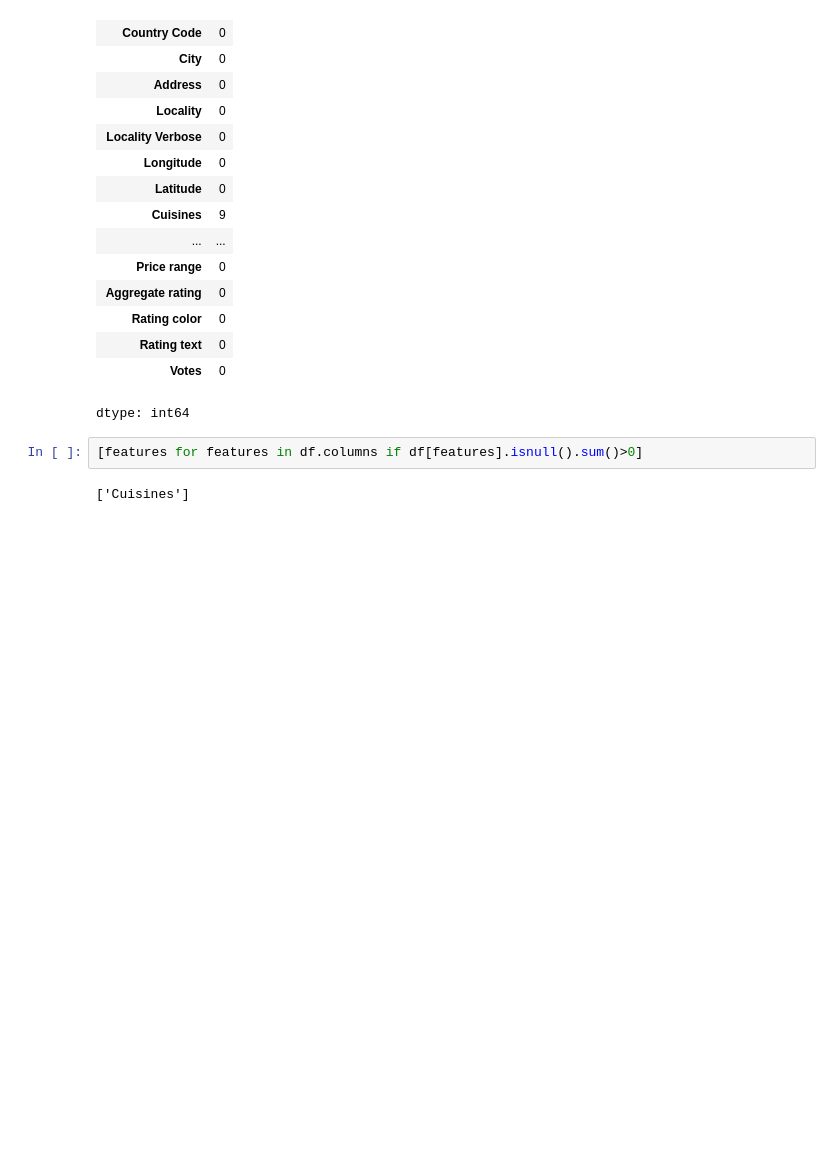
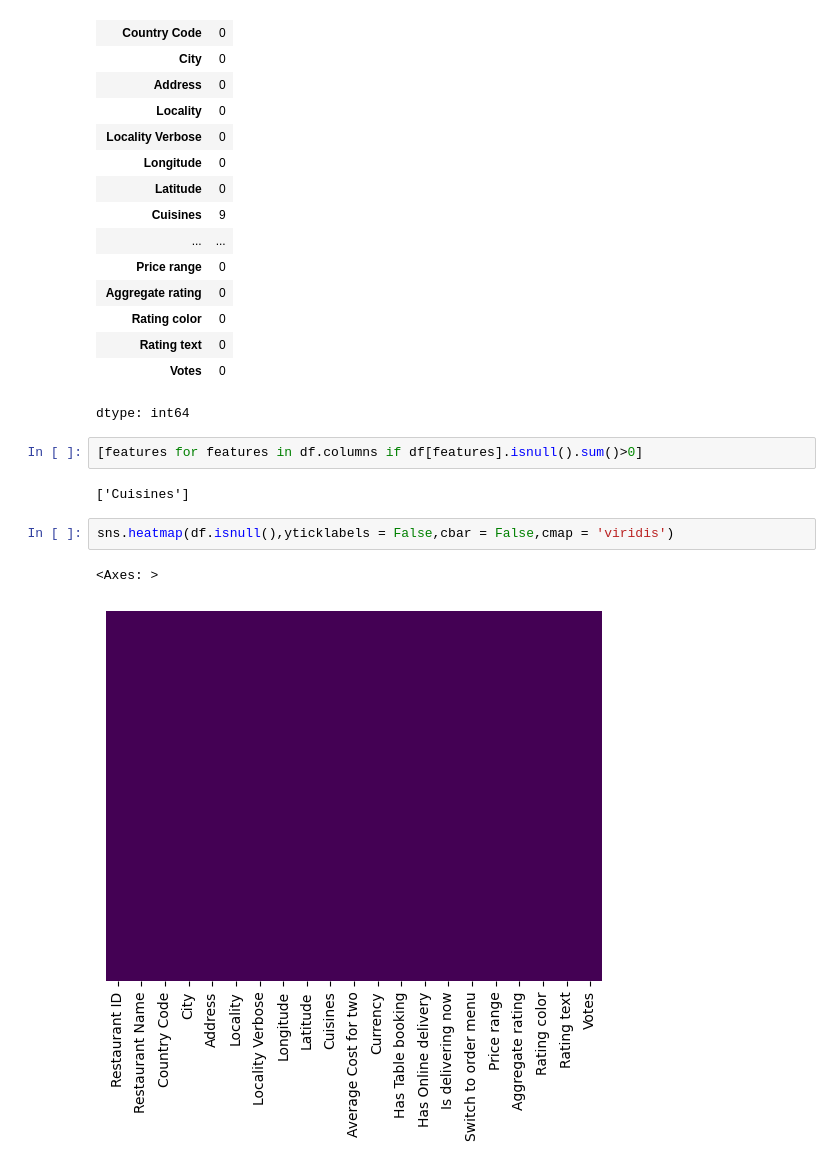
Before and after one commit to Dhananjay0705/ZOMATO-Exploratory-Data-Analysis-, a Jupyter notebook: ZOMATO(EDA).ipynb, the cells around one changed output. Saved outputs shown, nothing was run; the diff lists cells and outputs as text; blank space fills up the shorter version.

```diff
--- a/ZOMATO(EDA).ipynb
+++ b/ZOMATO(EDA).ipynb
@@ -97,3 +97,8 @@ dtype: int64
 [features for features in df.columns if df[features].isnull().sum()>0]
 # %% [output]
 ['Cuisines']
+# %%
+sns.heatmap(df.isnull(),yticklabels = False,cbar = False,cmap = 'viridis')
+# %% [output]
+<Axes: >
+[figure, added]
```
Also changed, not shown: parts of 3 cells of this notebook.
